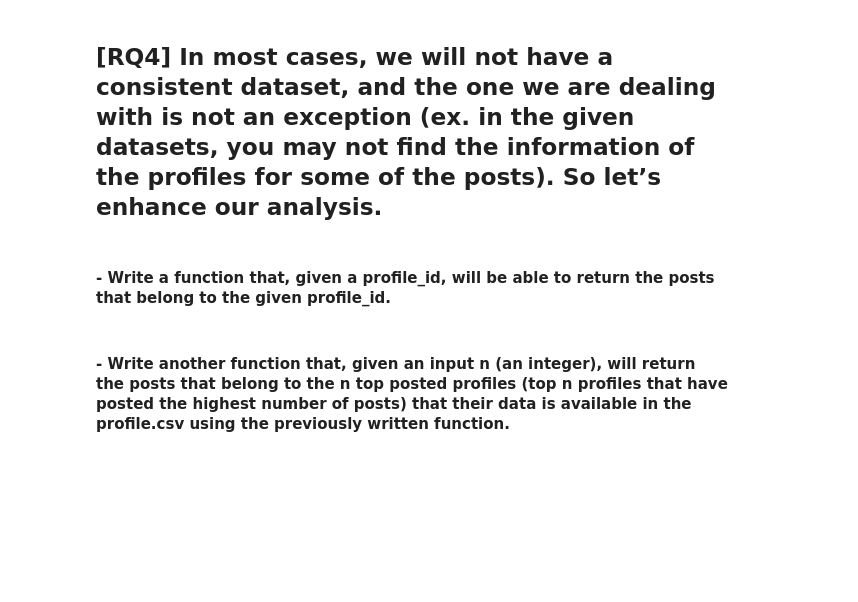
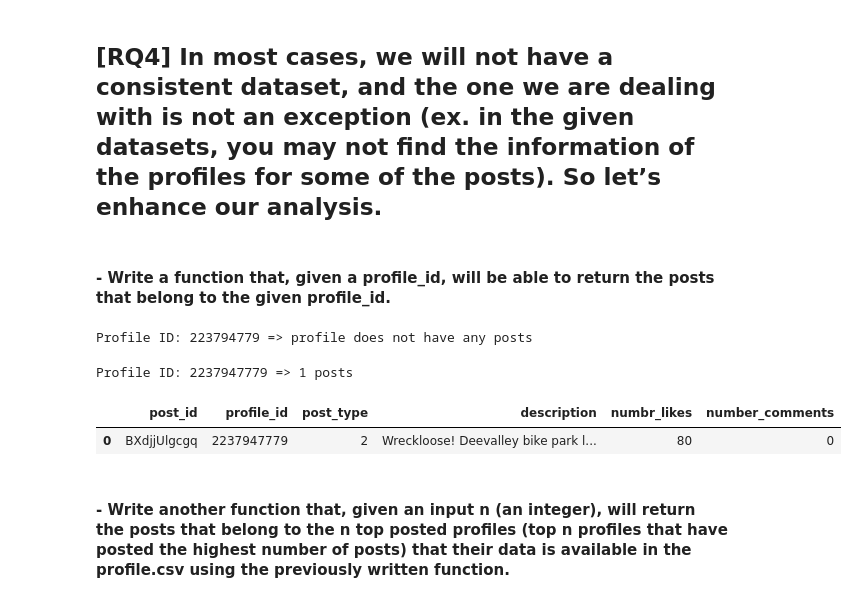
Before and after one commit to Vah1d/ADM-HW2, a Jupyter notebook: HW2.ipynb, the cells around one changed output. Drawn from its saved outputs; the diff is of its cells as text; code cells hidden in the pictures; blank space fills up the shorter version.

```diff
--- a/HW2.ipynb
+++ b/HW2.ipynb
@@ -161,5 +196,17 @@ We see how the vast majority of instagram accounts analyzed are non-business acc
 ## [RQ4] In most cases, we will not have a consistent dataset, and the one we are dealing with is not an exception (ex. in the given datasets, you may not find the information of the profiles for some of the posts). So let’s enhance our analysis.
 # %% [markdown]
 #### - Write a function that, given a profile_id, will be able to return the posts that belong to the given profile_id.
+# %%
+# profile that doesn't have any posts
+adm2.findPostsByProfileId(223794779)
+# %% [output]
+Profile ID: 223794779 => profile does not have any posts
+# %%
+# profile that has posts
+adm2.findPostsByProfileId(2237947779)
+# %% [output]
+Profile ID: 2237947779 => 1 posts
+|  | post_id | profile_id | post_type | description | numbr_likes | number_comments |
+| 0 | BXdjjUlgcgq | 2237947779 | 2 | Wreckloose! Deevalley bike park l... | 80 | 0 |
 # %% [markdown]
 #### - Write another function that, given an input n (an integer), will return the posts that belong to the n top posted profiles (top n profiles that have posted the highest number of posts) that their data is available in the profile.csv using the previously written function.
```
Also changed, not shown: parts of 8 cells of this notebook, 1 other file.
